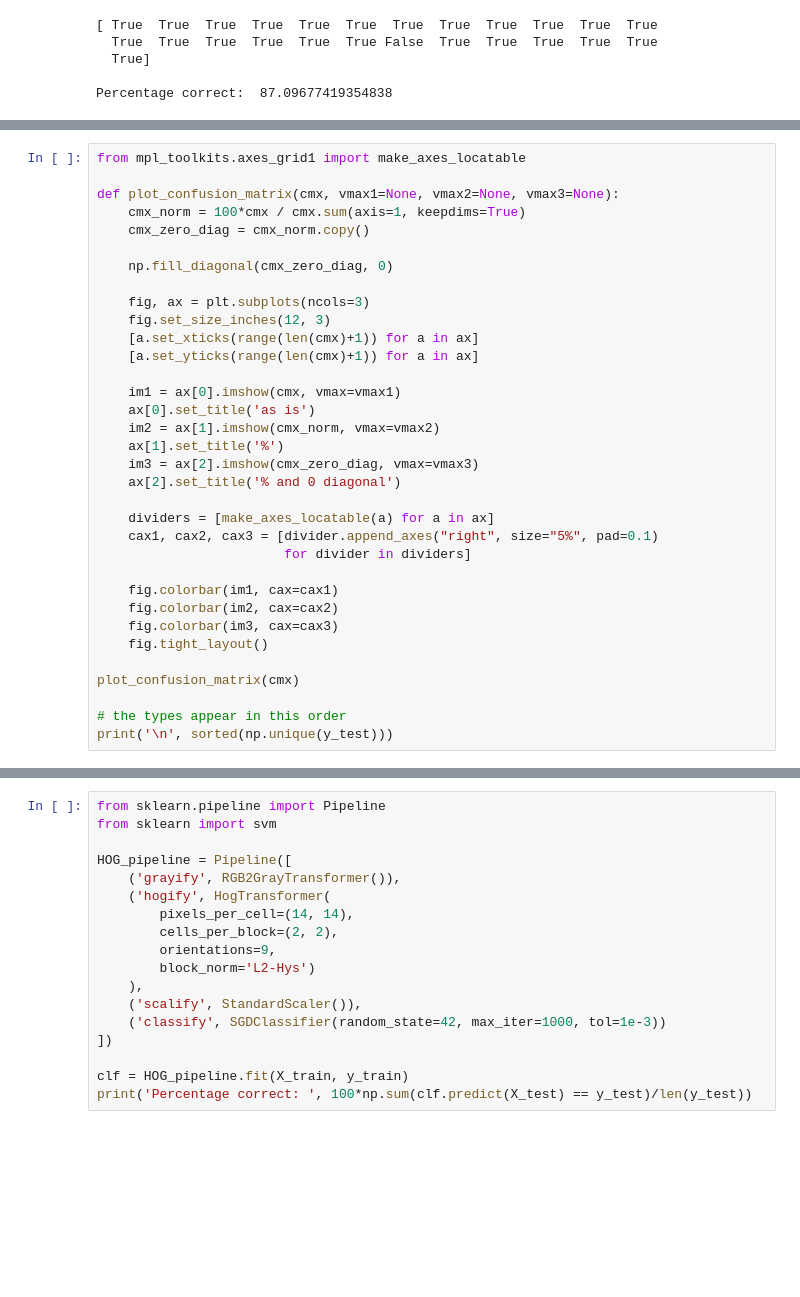
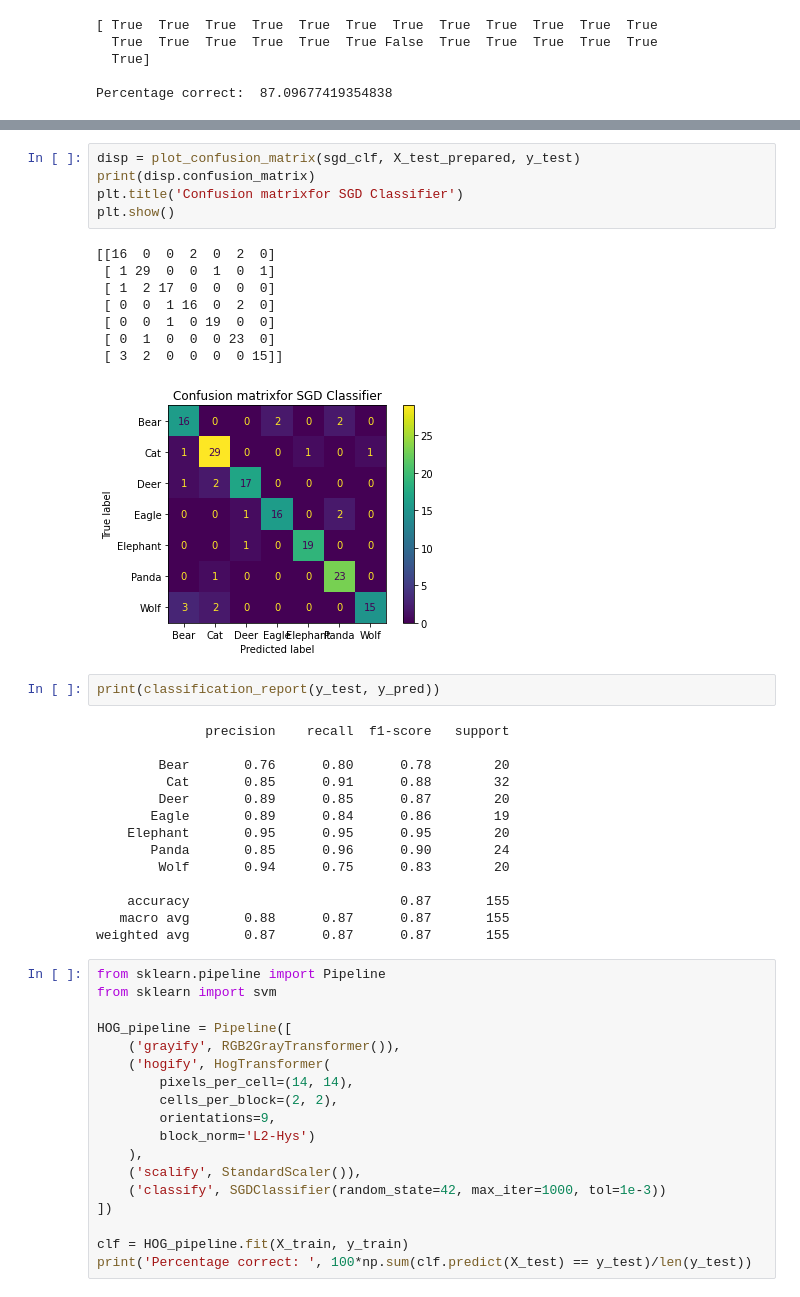
Before and after one commit to eltarr-kawther/classification-images, a Jupyter notebook: Face Detection.ipynb, the cells around one changed output, grey strips where cells are left out. Cells and saved outputs as stored; diff of their text form; blank space fills up the shorter version.

Commit message:
confusion matrix

```diff
--- a/Face Detection.ipynb
+++ b/Face Detection.ipynb
@@ -339,34 +294,0 @@ array([[18,  0,  0,  0,  2,  0,  0],
-# %%
-from mpl_toolkits.axes_grid1 import make_axes_locatable
-
-def plot_confusion_matrix(cmx, vmax1=None, vmax2=None, vmax3=None):
-    cmx_norm = 100*cmx / cmx.sum(axis=1, keepdims=True)
-    cmx_zero_diag = cmx_norm.copy()
-
-    np.fill_diagonal(cmx_zero_diag, 0)
-
-    fig, ax = plt.subplots(ncols=3)
-    fig.set_size_inches(12, 3)
-    [a.set_xticks(range(len(cmx)+1)) for a in ax]
-    [a.set_yticks(range(len(cmx)+1)) for a in ax]
-
-    im1 = ax[0].imshow(cmx, vmax=vmax1)
-    ax[0].set_title('as is')
-    im2 = ax[1].imshow(cmx_norm, vmax=vmax2)
-    ax[1].set_title('%')
-    im3 = ax[2].imshow(cmx_zero_diag, vmax=vmax3)
-    ax[2].set_title('% and 0 diagonal')
-
-    dividers = [make_axes_locatable(a) for a in ax]
-    cax1, cax2, cax3 = [divider.append_axes("right", size="5%", pad=0.1)
-                        for divider in dividers]
-
-    fig.colorbar(im1, cax=cax1)
-    fig.colorbar(im2, cax=cax2)
-    fig.colorbar(im3, cax=cax3)
-    fig.tight_layout()
-
-plot_confusion_matrix(cmx)
-
-# the types appear in this order
-print('\n', sorted(np.unique(y_test)))
@@ -376,3 +295,33 @@ print('\n', sorted(np.unique(y_test)))
+# %%
+disp = plot_confusion_matrix(sgd_clf, X_test_prepared, y_test)
+print(disp.confusion_matrix)
+plt.title('Confusion matrixfor SGD Classifier')
+plt.show()
+# %% [output]
+[[16  0  0  2  0  2  0]
+ [ 1 29  0  0  1  0  1]
+ [ 1  2 17  0  0  0  0]
+ [ 0  0  1 16  0  2  0]
+ [ 0  0  1  0 19  0  0]
+ [ 0  1  0  0  0 23  0]
+ [ 3  2  0  0  0  0 15]]
+[figure, added]
+# %%
+print(classification_report(y_test, y_pred))
+# %% [output]
+              precision    recall  f1-score   support
+
+        Bear       0.76      0.80      0.78        20
+         Cat       0.85      0.91      0.88        32
+        Deer       0.89      0.85      0.87        20
+       Eagle       0.89      0.84      0.86        19
+    Elephant       0.95      0.95      0.95        20
+       Panda       0.85      0.96      0.90        24
+        Wolf       0.94      0.75      0.83        20
+
+    accuracy                           0.87       155
+   macro avg       0.88      0.87      0.87       155
+weighted avg       0.87      0.87      0.87       155
 # %%
 from sklearn.pipeline import Pipeline
 from sklearn import svm
```
Also changed, not shown: parts of 24 cells of this notebook.
